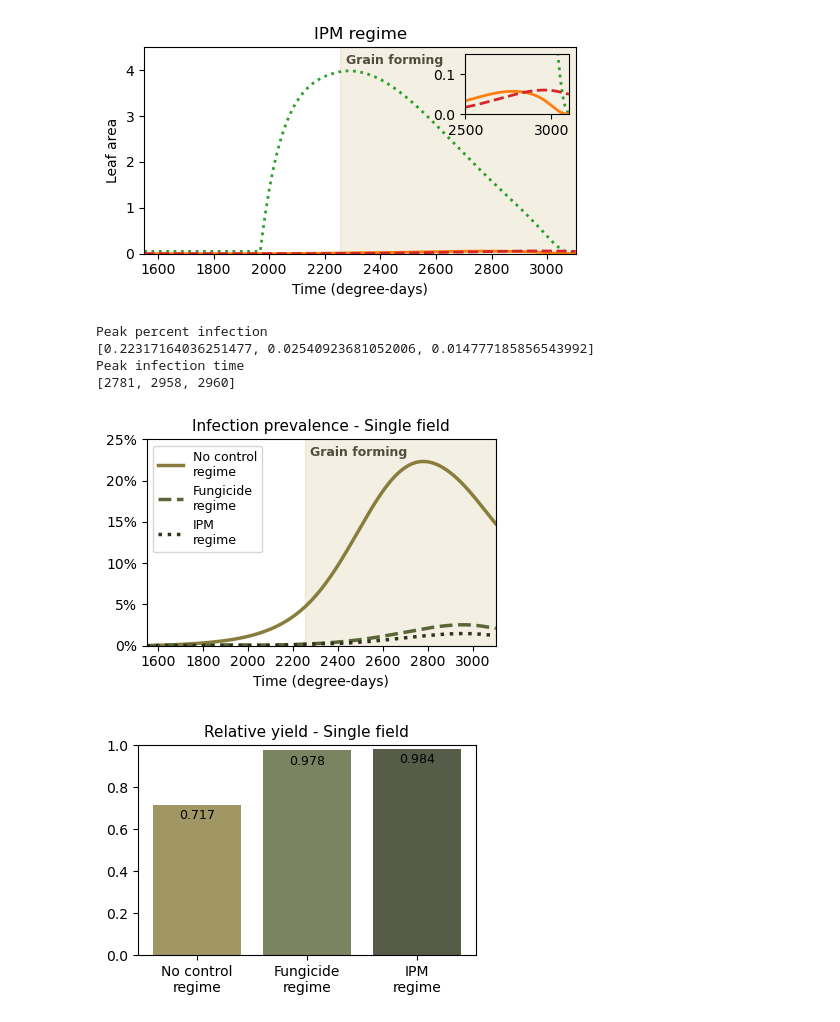
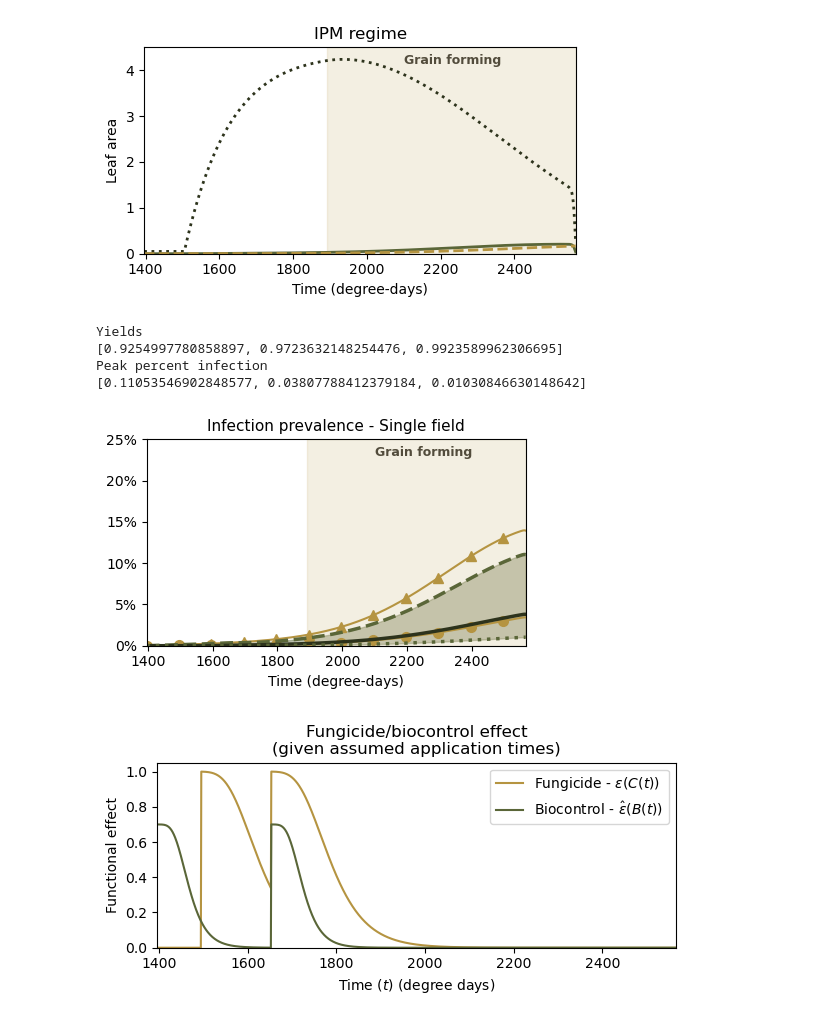
Before and after one commit to emrvincent/IPM_s_tritici_modelling, a Jupyter notebook: Single fields.ipynb, the cells around one changed output. Saved outputs shown, nothing was run; the diff lists cells and outputs as text; code cells hidden in the pictures.

```diff
--- a/Single fields.ipynb
+++ b/Single fields.ipynb
@@ -25,29 +102,72 @@ fig.savefig('Figures/Manuscript_final/fig_fungicideregime.pdf', dpi=400)
 # %%
 # Plot IPM
 # IPM parameters
-r_beta = 0.976
-sow_delay = 30
+r_beta = 0.985
+sow_delay = 7
 prop_debris = 0.1
 debris_removal = 0.154
-biocontrol_dates = [31,39] #Or some subset thereof
+biocontrol_dates = [31]
 pop_i = run_year_i(ic_base,r_beta,sow_delay,prop_debris,debris_removal,biocontrol_dates)
 fig,ax = plot_one_farm_type(pop_i, 'i')
 plt.tight_layout()
 fig.savefig('Figures/Manuscript_final/fig_ipmregime.pdf', dpi=400)
 # %% [output]
-[figure, old version]
+[figure, new version]
+# %%
+# IPM low
+r_beta = 0.998
+sow_delay = 0
+prop_debris = 0
+debris_removal = 0.154
+biocontrol_dates = [39]
+pop_ilow = run_year_i(ic_base,r_beta,sow_delay,prop_debris,debris_removal,biocontrol_dates)
+
+# IPM high
+r_beta = 0.972
+sow_delay = 3
+prop_debris = 0.777
+debris_removal = 0
+biocontrol_dates = [31,39]
+pop_ihigh = run_year_i(ic_base,r_beta,sow_delay,prop_debris,debris_removal,biocontrol_dates)
 # %%
 # Plot infection prevalence and yield figures
-fig1,ax1,fig2,ax2 = plot_one_field([pop_n,pop_f,pop_i],["No control\nregime", "Fungicide\nregime", "IPM\nregime"],"Single field")
+fig1,ax1 = plot_one_intervention([pop_ilow,pop_i,pop_ihigh],["","",""],"Single field")
+ax1.get_legend().remove()
 fig1.set_tight_layout(True)
-fig2.set_tight_layout(True)
 # Save figures
 fig1.savefig('Figures/Manuscript_final/fig_singlefarminfection.pdf', dpi=400)
-fig2.savefig('Figures/Manuscript_final/fig_singlefarmyields.pdf', dpi=400)
 # %% [output]
+Yields
+[0.9254997780858897, 0.9723632148254476, 0.9923589962306695]
 Peak percent infection
-[0.22317164036251477, 0.02540923681052006, 0.014777185856543992]
-Peak infection time
-[2781, 2958, 2960]
+[0.11053546902848577, 0.03807788412379184, 0.01030846630148642]
-[figure, old version]
+[figure, new version]
-[figure, removed]
+# %%
+# Plot fungicide and biocontrol for SI figures
+from Functions_IPM import eps, biocontrol
+from Functions_base import omega_base, theta_base, delta_base
+omega_i, theta_i, delta_i = np.load("biocontrol_fit_results.npy")
+
+fig,ax = plt.subplots(1,figsize = (6,3))
+
+# Fungicide
+F = [eps(t_growing[i], omega_base, theta_base, delta_base) for i in range(len(t_growing))]
+ax.plot(t_growing, F,label = r"Fungicide - $\epsilon(C(t))$",c=c2)
+
+# Biocontrol
+B = [biocontrol([31,39])(t_growing[i],0) for i in range(len(t_growing))]
+ax.plot(t_growing, B,label=r"Biocontrol - $\hat\epsilon(B(t))$",c=c4)
+
+ax.legend(loc = "upper right")
+ax.set_xlim([t_growing[0],t_growing[-1]])
+ax.set_ylim([0,1.05])
+ax.set_xlabel(r"Time ($t$) (degree days)")
+ax.set_ylabel("Functional effect")
+
+ax.set_title("Fungicide/biocontrol effect\n(given assumed application times)")
+plt.tight_layout()
+
+
+fig.savefig('Figures/Manuscript_final/fig_fungicidevbiocontrol.pdf', dpi=400)
+# %% [output]
+[figure, added]
```
Also changed, not shown: parts of 6 cells of this notebook, 50 other files.
